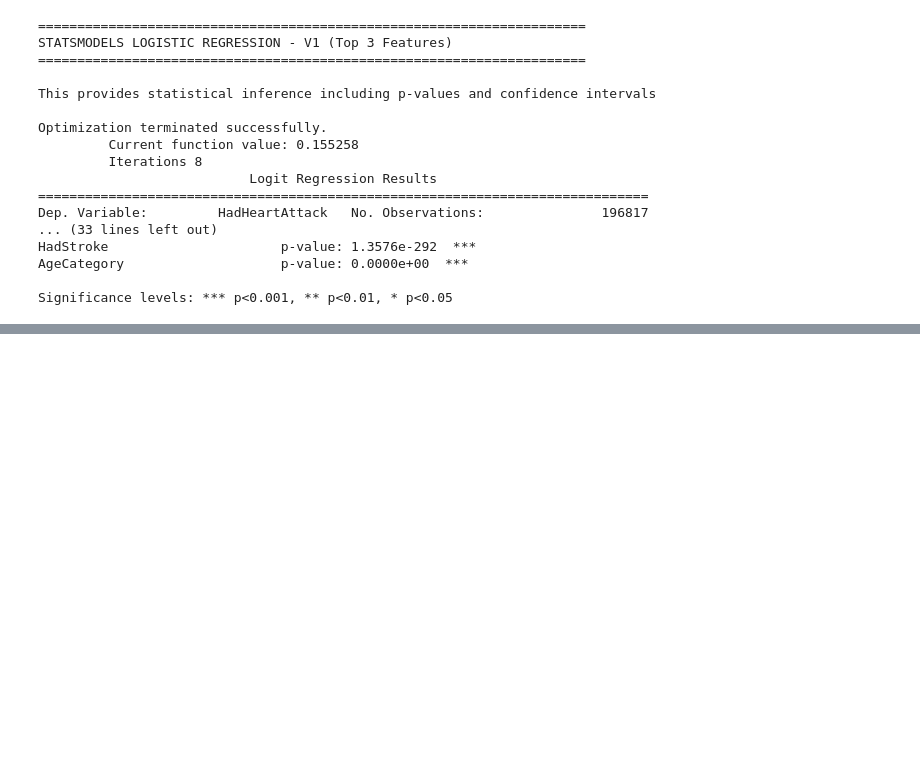
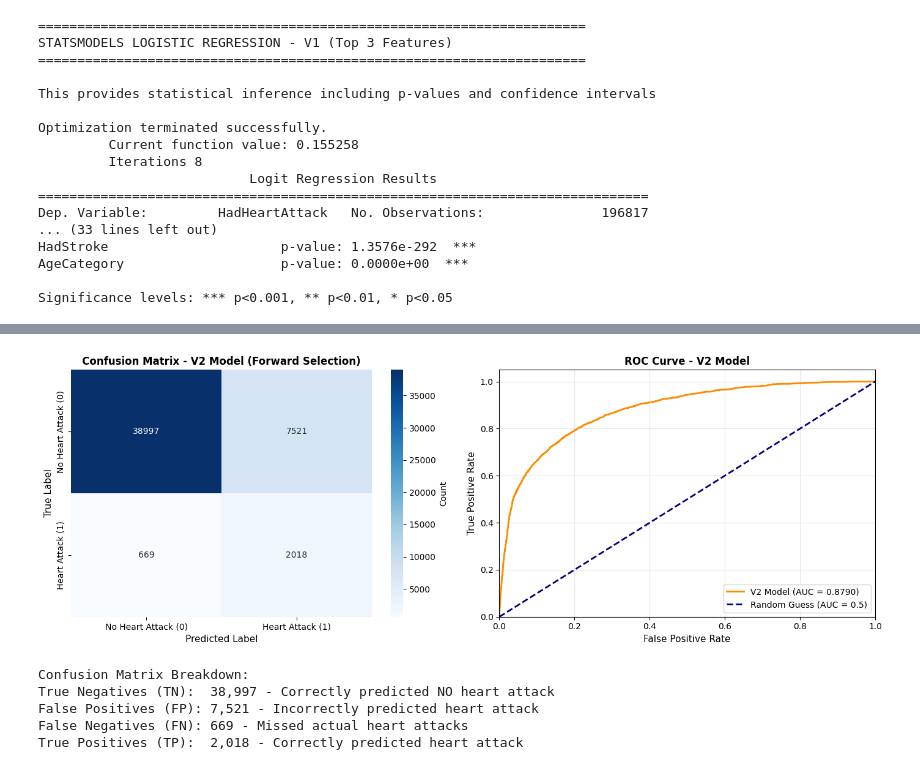
Before and after one commit to jaw039/COGS109_Indicators_of_Heart_Disease, a Jupyter notebook: jackie's Logistic model/heart_disease.ipynb, the cells around one changed output, grey strips where cells are left out. Saved outputs shown, nothing was run; the diff lists cells and outputs as text; code cells hidden in the pictures; blank space fills up the shorter version.

```diff
--- a/jackie's Logistic model/heart_disease.ipynb
+++ b/jackie's Logistic model/heart_disease.ipynb
@@ -1000,0 +1162,44 @@ Significance levels: *** p<0.001, ** p<0.01, * p<0.05
+# %%
+# V2 Visualization: Confusion Matrix and ROC Curve
+fig, axes = plt.subplots(1, 2, figsize=(14, 5))
+
+# Confusion Matrix
+cm_v2 = confusion_matrix(y_test, y_pred_v2)
+sns.heatmap(cm_v2, annot=True, fmt='d', cmap='Blues', ax=axes[0],
+            xticklabels=['No Heart Attack (0)', 'Heart Attack (1)'],
+            yticklabels=['No Heart Attack (0)', 'Heart Attack (1)'],
+            cbar_kws={'label': 'Count'})
+axes[0].set_title('Confusion Matrix - V2 Model (Forward Selection)', fontsize=12, fontweight='bold')
+axes[0].set_ylabel('True Label', fontsize=11)
+axes[0].set_xlabel('Predicted Label', fontsize=11)
+
+# ROC Curve
+fpr_v2, tpr_v2, _ = roc_curve(y_test, y_proba_v2)
+roc_auc_v2 = auc(fpr_v2, tpr_v2)
+
+axes[1].plot(fpr_v2, tpr_v2, color='darkorange', lw=2,
+             label=f'V2 Model (AUC = {roc_auc_v2:.4f})')
+axes[1].plot([0, 1], [0, 1], color='navy', lw=2, linestyle='--', label='Random Guess (AUC = 0.5)')
+axes[1].set_xlim([0.0, 1.0])
+axes[1].set_ylim([0.0, 1.05])
+axes[1].set_xlabel('False Positive Rate', fontsize=11)
+axes[1].set_ylabel('True Positive Rate', fontsize=11)
+axes[1].set_title('ROC Curve - V2 Model', fontsize=12, fontweight='bold')
+axes[1].legend(loc="lower right")
+axes[1].grid(alpha=0.3)
+
+plt.tight_layout()
+plt.show()
+
+print("\nConfusion Matrix Breakdown:")
+print(f"True Negatives (TN):  {cm_v2[0, 0]:,} - Correctly predicted NO heart attack")
+print(f"False Positives (FP): {cm_v2[0, 1]:,} - Incorrectly predicted heart attack")
+print(f"False Negatives (FN): {cm_v2[1, 0]:,} - Missed actual heart attacks")
+print(f"True Positives (TP):  {cm_v2[1, 1]:,} - Correctly predicted heart attack")
+# %% [output]
+[figure, added]
+Confusion Matrix Breakdown:
+True Negatives (TN):  38,997 - Correctly predicted NO heart attack
+False Positives (FP): 7,521 - Incorrectly predicted heart attack
+False Negatives (FN): 669 - Missed actual heart attacks
+True Positives (TP):  2,018 - Correctly predicted heart attack
```
Also changed, not shown: parts of 19 cells of this notebook, 2 other files.
